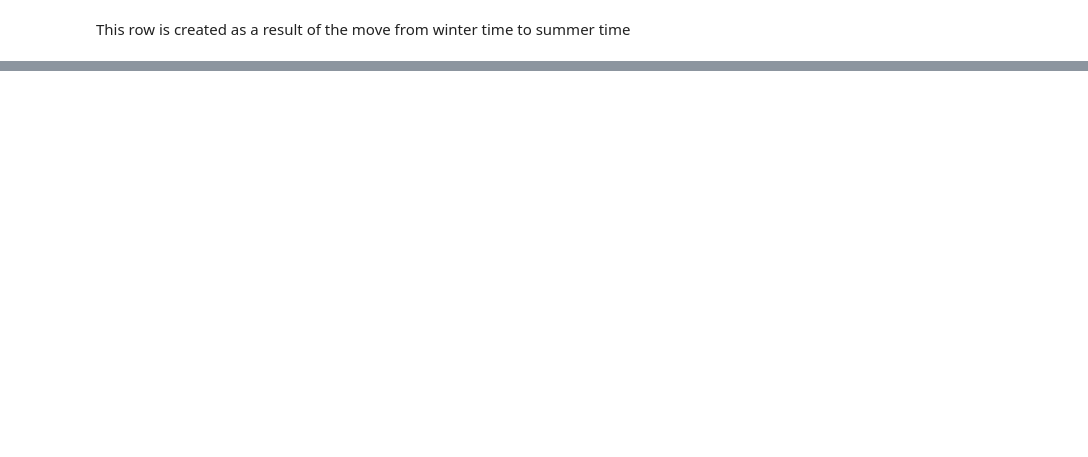
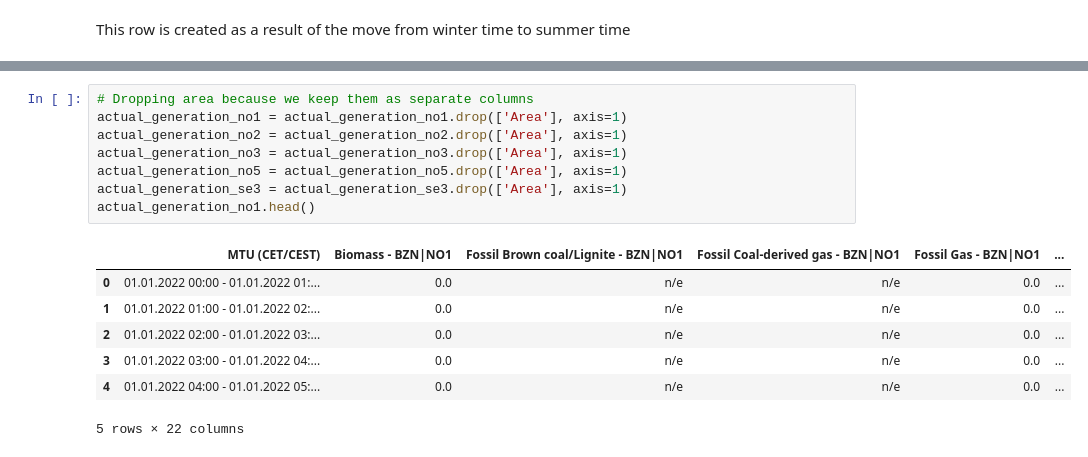
Before and after one commit to HIOF-Bachelor-Project-Group-7/Time-series-energy-price-prediction-bidding-zone-N01, a Jupyter notebook: code/data aggreagation.ipynb, the cells around one changed output, grey strips where cells are left out. Saved outputs shown, nothing was run; the diff lists cells and outputs as text; blank space fills up the shorter version.

```diff
--- a/code/data aggreagation.ipynb
+++ b/code/data aggreagation.ipynb
@@ -119,0 +149,16 @@ This row is created as a result of the move from winter time to summer time
+# %%
+# Dropping area because we keep them as separate columns
+actual_generation_no1 = actual_generation_no1.drop(['Area'], axis=1)
+actual_generation_no2 = actual_generation_no2.drop(['Area'], axis=1)
+actual_generation_no3 = actual_generation_no3.drop(['Area'], axis=1)
+actual_generation_no5 = actual_generation_no5.drop(['Area'], axis=1)
+actual_generation_se3 = actual_generation_se3.drop(['Area'], axis=1)
+actual_generation_no1.head()
+# %% [output]
+|  | MTU (CET/CEST) | Biomass - BZN|NO1 | Fossil Brown coal/Lignite - BZN|NO1 | Fossil Coal-derived gas - BZN|NO1 | Fossil Gas - BZN|NO1 | ... |
+| 0 | 01.01.2022 00:00 - 01.01.2022 01:... | 0.0 | n/e | n/e | 0.0 | ... |
+| 1 | 01.01.2022 01:00 - 01.01.2022 02:... | 0.0 | n/e | n/e | 0.0 | ... |
+| 2 | 01.01.2022 02:00 - 01.01.2022 03:... | 0.0 | n/e | n/e | 0.0 | ... |
+| 3 | 01.01.2022 03:00 - 01.01.2022 04:... | 0.0 | n/e | n/e | 0.0 | ... |
+| 4 | 01.01.2022 04:00 - 01.01.2022 05:... | 0.0 | n/e | n/e | 0.0 | ... |
+5 rows × 22 columns
```
Also changed, not shown: parts of 5 cells of this notebook.
